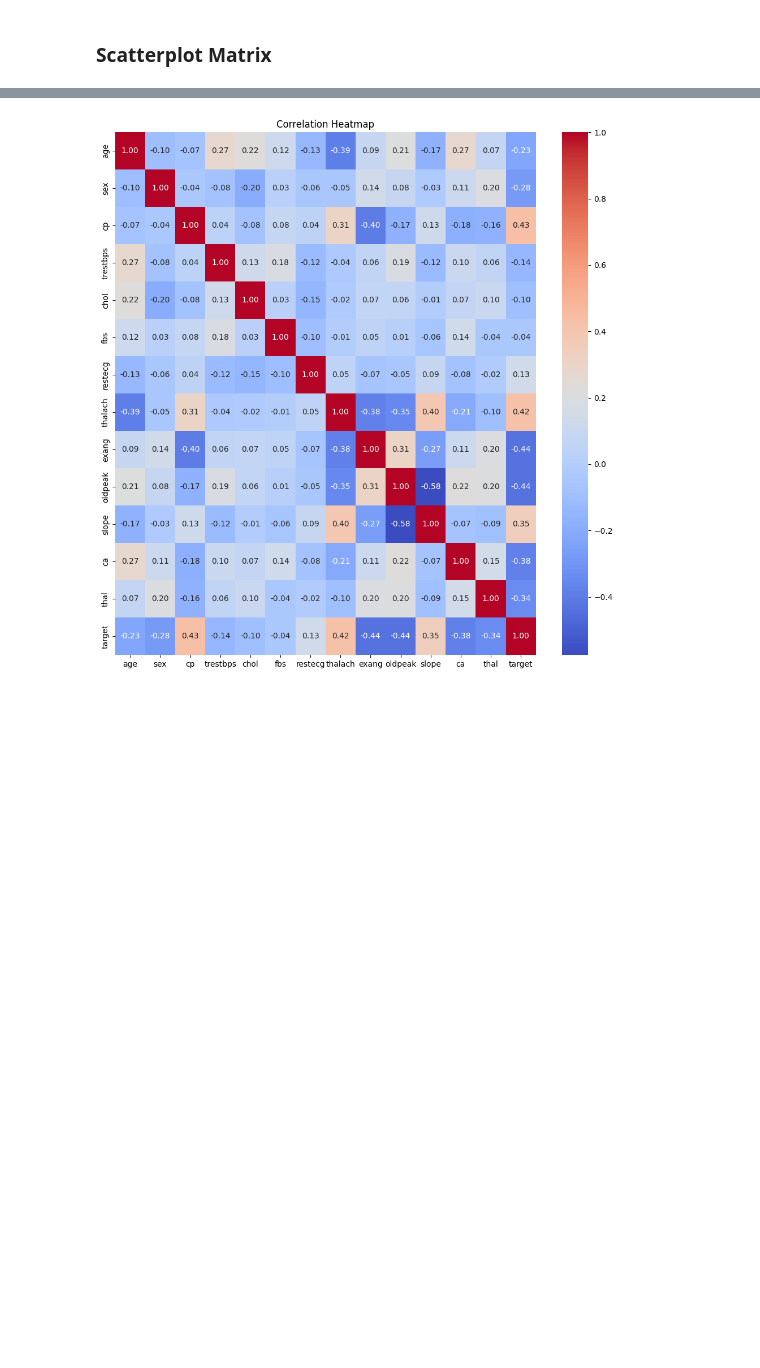
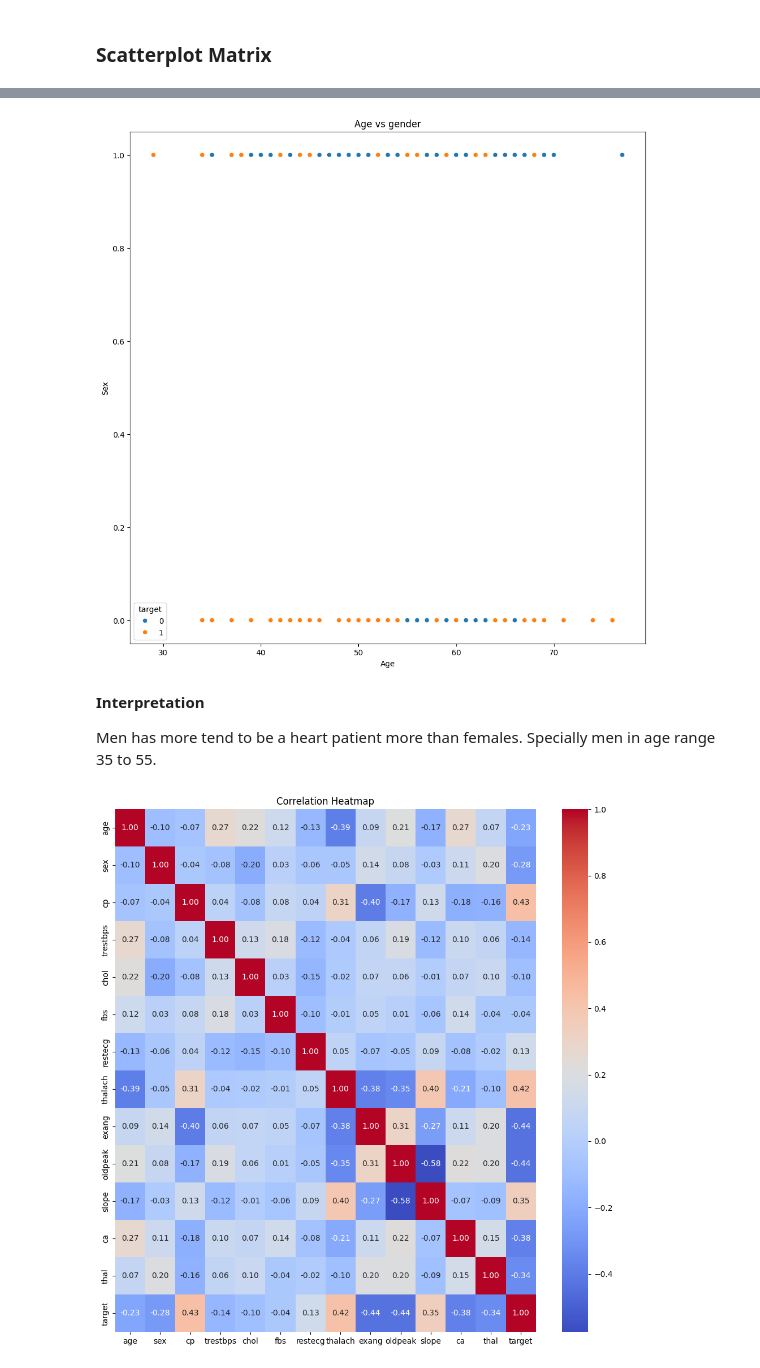
Before and after one commit to ywchanna2001/Computational-Stat, a Jupyter notebook: Take-Home Assignment/215518X.ipynb, the cells around one changed output, grey strips where cells are left out. Cells and saved outputs as stored; diff of their text form; code cells hidden in the pictures; blank space fills up the shorter version.

```diff
--- a/Take-Home Assignment/215518X.ipynb
+++ b/Take-Home Assignment/215518X.ipynb
@@ -105,3 +121,17 @@ plt.show()
+# %%
+# Scatter plot for age vs maximum heart rate achieved, colored by target
+plt.figure(figsize=(12, 12))
+sns.scatterplot(data=data, x='age', y='sex', hue='target')
+plt.title('Age vs gender')
+plt.xlabel('Age')
+plt.ylabel('Sex')
+plt.show()
+# %% [output]
+[figure, added]
+# %% [markdown]
+**Interpretation**
+
+Men has more tend to be a heart patient more than females. Specially men in age range 35 to 55.
 # %%
 # Correlation heatmap
 plt.figure(figsize=(12, 12))
```
Also changed, not shown: parts of 7 cells of this notebook.
